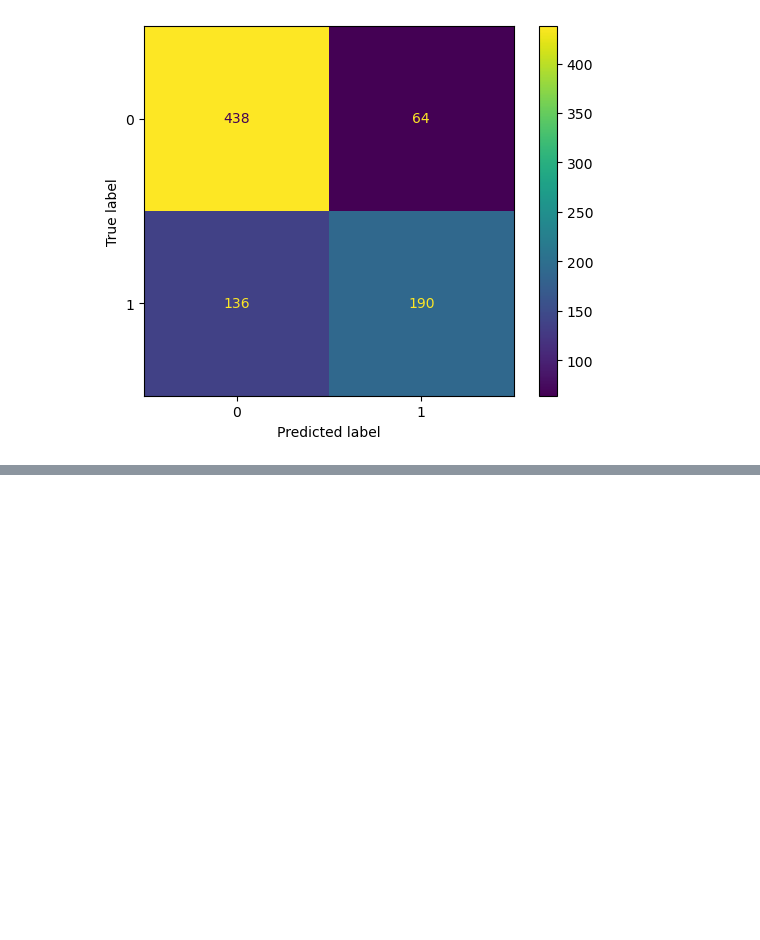
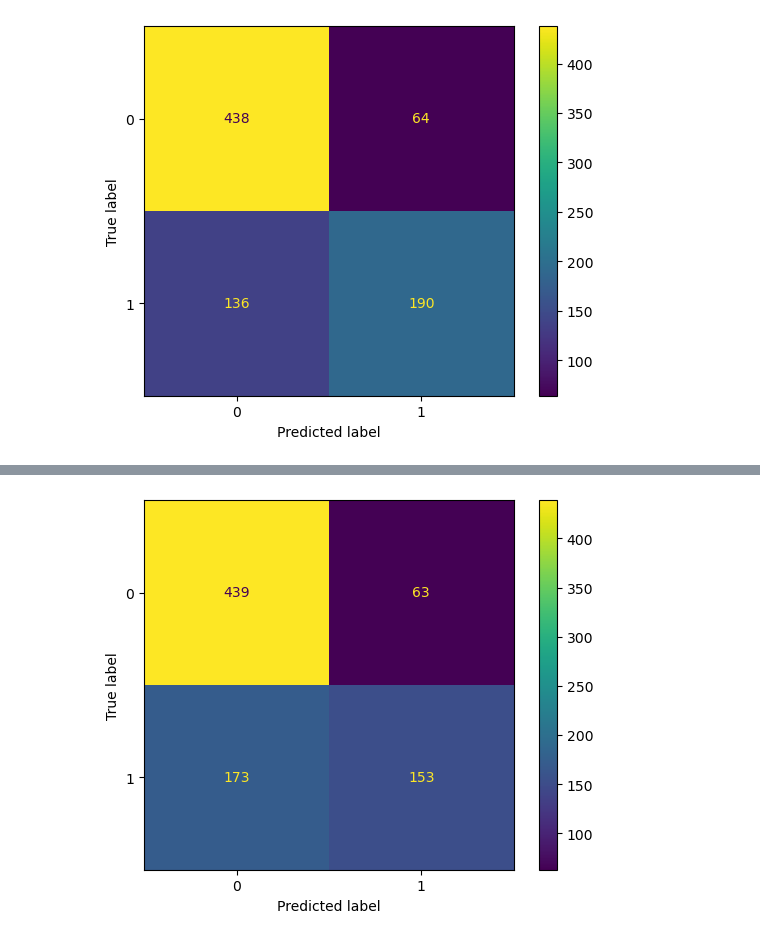
Before and after one commit to shangavie/Machine-Learning-Assignment-2, a Jupyter notebook: Patient Treatment Classification.ipynb, the cells around one changed output, grey strips where cells are left out. Saved outputs shown, nothing was run; the diff lists cells and outputs as text; code cells hidden in the pictures; blank space fills up the shorter version.

Commit message:
merged SVM model code and updated CSV file

```diff
--- a/Patient Treatment Classification.ipynb
+++ b/Patient Treatment Classification.ipynb
@@ -11,6 +17,6 @@ from sklearn import metrics
 import matplotlib.pyplot as plt
 # %%
-data_set = pd.read_csv('C:\\Users\\User\\Documents\\MSC Modules\\3rd Sem\\ML\\Assignment 02\\Patient Treatment Classification.csv')
+data_set = pd.read_csv('Patient Treatment Classification.csv')
 print('Shape of dataset is:', data_set.shape)
 # %% [output]
 Shape of dataset is: (3309, 11)
@@ -119,3 +125,16 @@ cm_display.plot()
 plt.show()
 # %% [output]
 [figure]
+# %%
+train_dataset1, test_dataset1, train_labels1, test_labels1 = train_test_split(data_set, labels, test_size = 0.25)
+#Create sVM classifier
+clf = SVC(kernel='linear')
+# Train the model on training dataset
+clf.fit(train_dataset1, train_labels1);
+# %%
+# Use the svm's predict method on the test dataset
+predictions_svm = clf.predict(test_dataset1)
+# Calculate the absolute errors
+errors_clf = abs(predictions_svm - test_labels1)
+# Print out the mean absolute error
+print('Mean Absolute Error for SVM:', round(np.mean(errors_clf), 2), 'degrees.')
@@ -121,0 +161,6 @@ plt.show()
+# %%
+svm_cm_display = metrics.ConfusionMatrixDisplay(confusion_matrix = confusion_matrix(test_labels1, predictions_svm))
+svm_cm_display.plot()
+plt.show()
+# %% [output]
+[figure, added]
```
Also changed, not shown: parts of 8 cells of this notebook, 1 other file.
